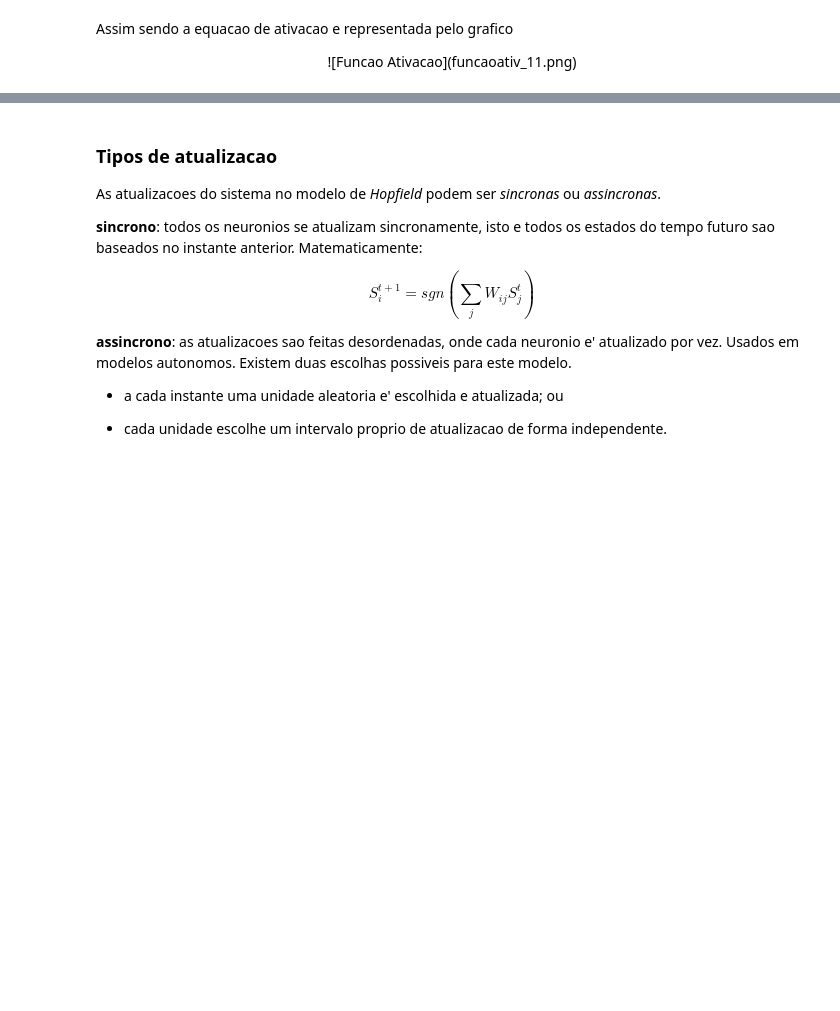
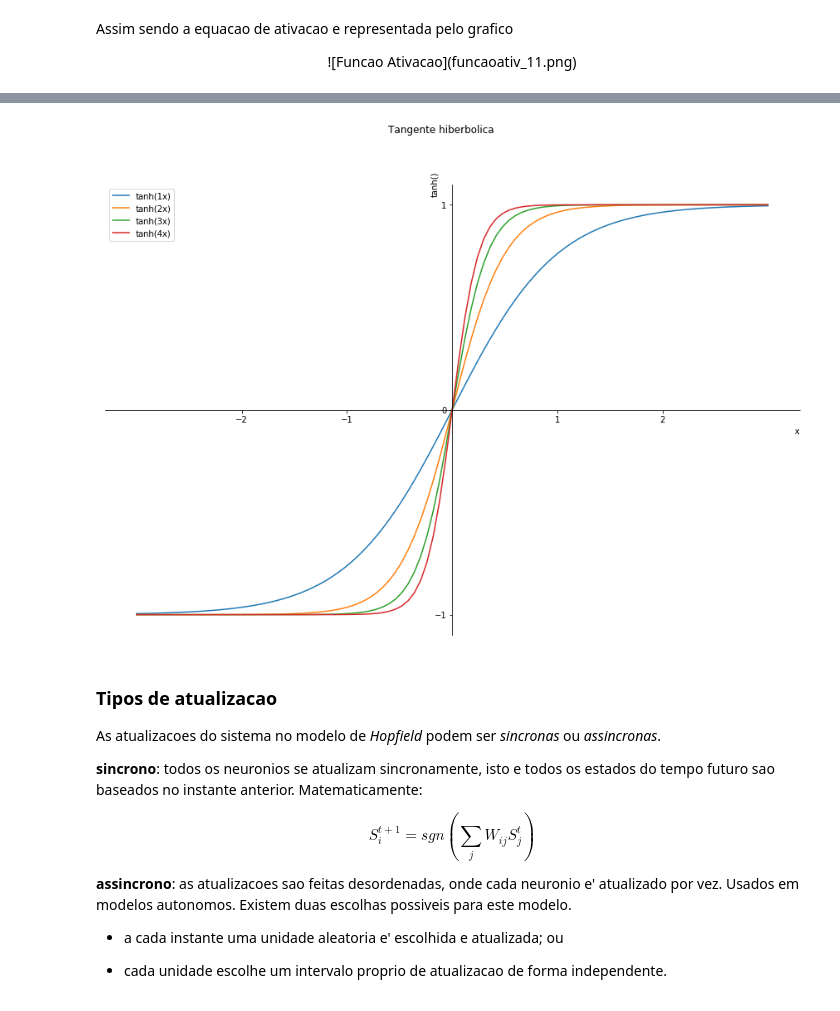
Before and after one commit to JacAbreu/neuronal, a Jupyter notebook: igor/Redes Neuronais Artificiais.ipynb, the cells around one changed output, grey strips where cells are left out. Cells and saved outputs as stored; diff of their text form; code cells hidden in the pictures; blank space fills up the shorter version.

```diff
--- a/igor/Redes Neuronais Artificiais.ipynb
+++ b/igor/Redes Neuronais Artificiais.ipynb
@@ -225,3 +221,30 @@ plt.show()
+# %%
+import matplotlib.pyplot as plt
+
+#x=np.array([-3,-2,-1,0,1,2,3])
+#y=np.where(x<=0,-1,1)
+
+x=np.linspace(-3, 3, 101)
+
+fig, ax = plt.subplots(figsize=(15,10))
+for k in range(1,5):
+    plt.plot(x,np.tanh(k*x), label='tanh({}x)'.format(k))
+plt.xticks([-2,-1,1,2])
+plt.yticks([-1,0,1])
+plt.xlabel('x', horizontalalignment='right', x=1.0)
+plt.ylabel('tanh()', verticalalignment='top', y=1.0)
+
+ax.spines['left'].set_position('zero')
+ax.spines['right'].set_color('none')
+ax.spines['bottom'].set_position('zero')
+ax.spines['top'].set_color('none')
+ax.xaxis.set_ticks_position('bottom')
+ax.yaxis.set_ticks_position('left')
+plt.suptitle("Tangente hiberbolica")
+plt.legend()
+plt.show()
+# %% [output]
+[figure, added]
 # %% [markdown]
 ### Tipos de atualizacao
 
```
Also changed, not shown: parts of 3 cells of this notebook, 2 other files.
